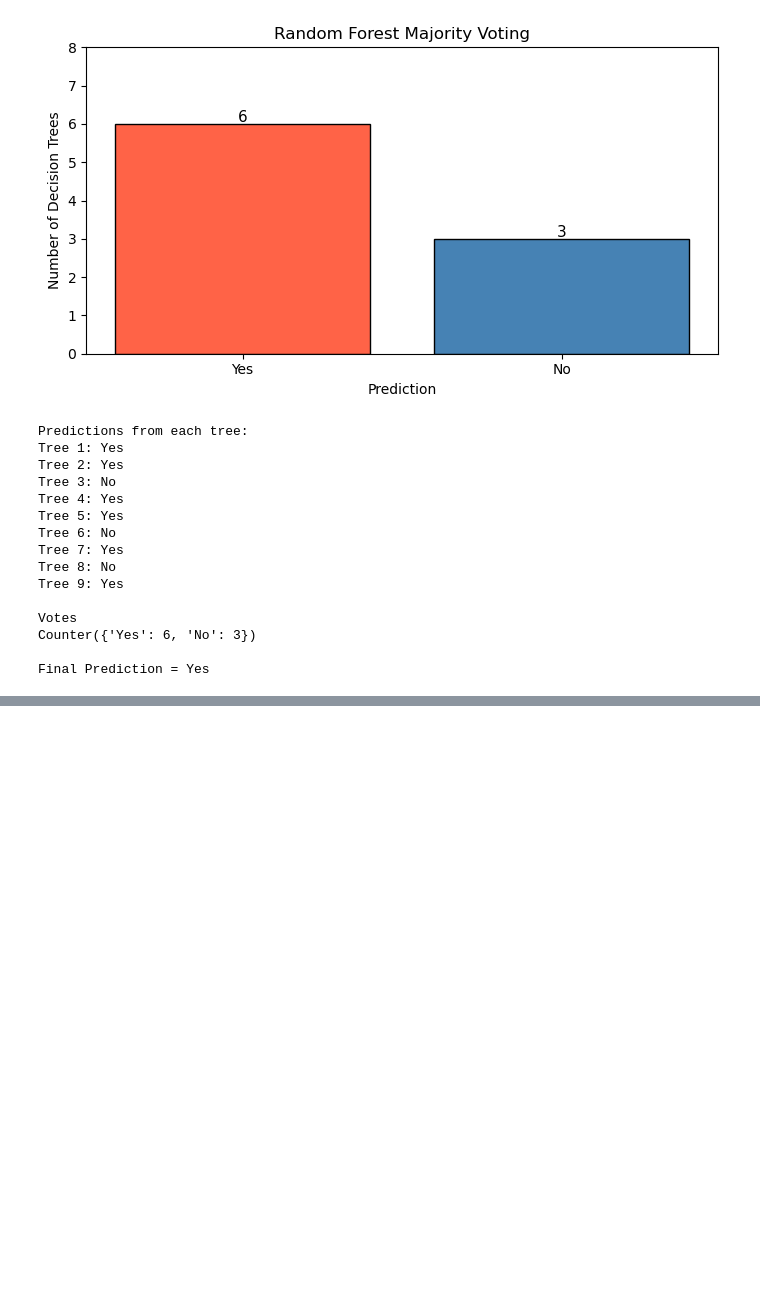
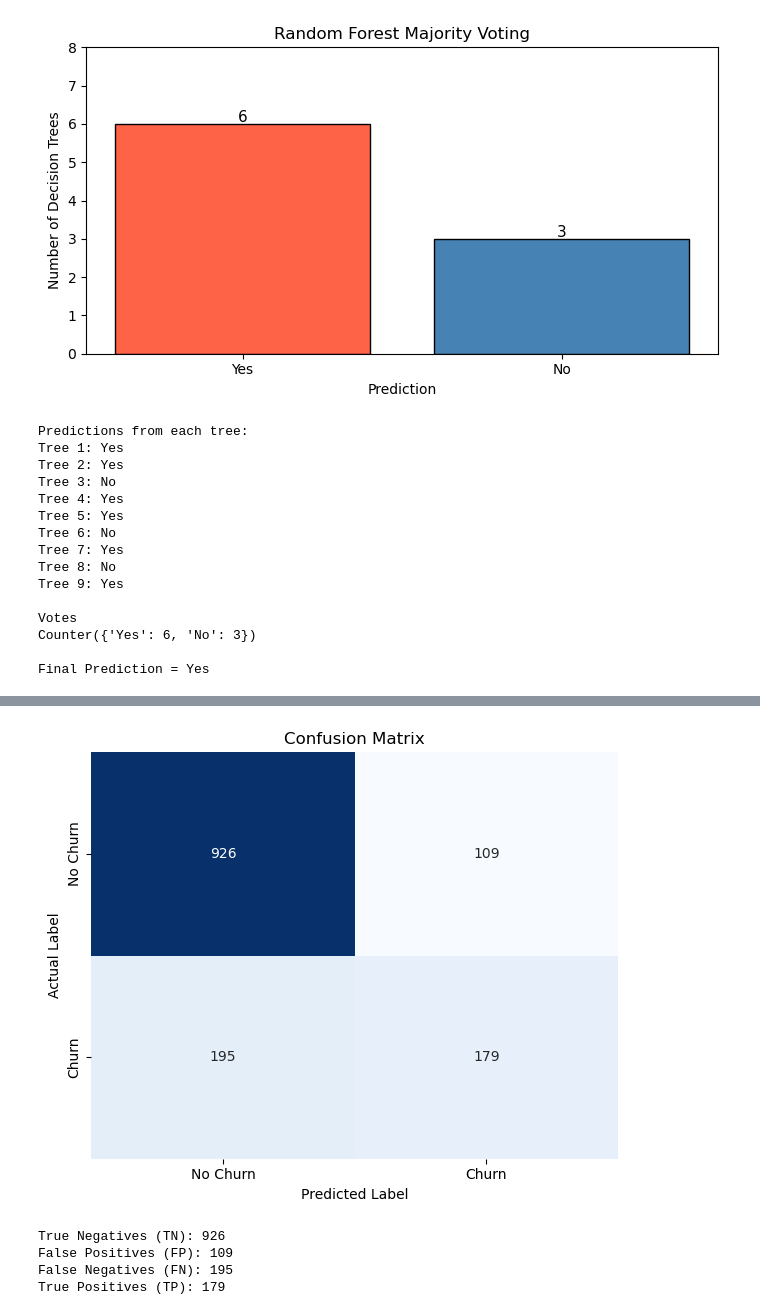
Before and after one commit to Hansy21/BMDS3003-Data-Science-Telcom-Customer-Churn-, a Jupyter notebook: member3_random_forest/RandomForest_exploration.ipynb, the cells around one changed output, grey strips where cells are left out. Drawn from its saved outputs; the diff is of its cells as text; code cells hidden in the pictures; blank space fills up the shorter version.

```diff
--- a/member3_random_forest/RandomForest_exploration.ipynb
+++ b/member3_random_forest/RandomForest_exploration.ipynb
@@ -164,0 +167,7 @@ New shape: (7043, 20)
+# %%
+# Machine learning models only understand numbers, not text
+# So we convert: Yes -> 1, No -> 0
+df["Churn"] = df["Churn"].map({"Yes": 1, "No": 0})
+
+print(df["Churn"].value_counts())
+print("✅ Churn encoded!")
@@ -311,0 +383,11 @@ Final Prediction = Yes
+# %%
+# Predict customer churn using the testing dataset
+y_pred = rf_model.predict(X_test)
+
+# Compare predictions with actual values
+comparison = pd.DataFrame({
+    "Actual": y_test.values,
+    "Predicted": y_pred
+})
+
+comparison.head(10)
@@ -311,0 +498,40 @@ Final Prediction = Yes
+# %%
+from sklearn.metrics import confusion_matrix
+import seaborn as sns
+import matplotlib.pyplot as plt
+
+# Generate confusion matrix
+cm = confusion_matrix(y_test, y_pred)
+
+# Display confusion matrix
+plt.figure(figsize=(6,5))
+
+sns.heatmap(
+    cm,
+    annot=True,
+    fmt="d",
+    cmap="Blues",
+    cbar=False,
+    xticklabels=["No Churn", "Churn"],
+    yticklabels=["No Churn", "Churn"]
+)
+
+plt.title("Confusion Matrix")
+plt.xlabel("Predicted Label")
+plt.ylabel("Actual Label")
+
+plt.tight_layout()
+plt.show()
+
+tn, fp, fn, tp = cm.ravel()
+
+print(f"True Negatives (TN): {tn}")
+print(f"False Positives (FP): {fp}")
+print(f"False Negatives (FN): {fn}")
+print(f"True Positives (TP): {tp}")
+# %% [output]
+[figure, added]
+True Negatives (TN): 926
+False Positives (FP): 109
+False Negatives (FN): 195
+True Positives (TP): 179
```
Also changed, not shown: parts of 41 cells of this notebook, 8 other files.
